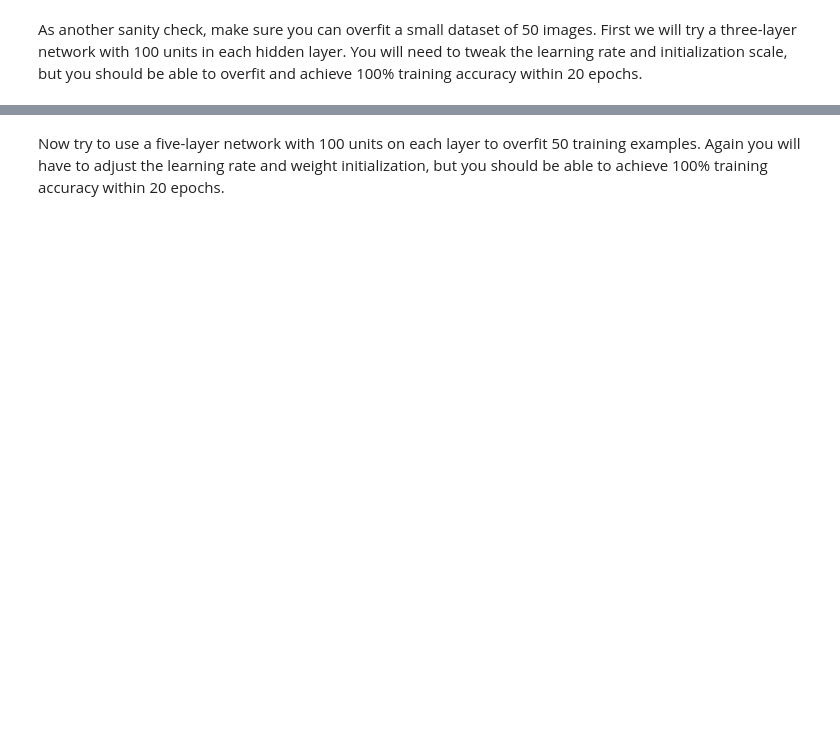
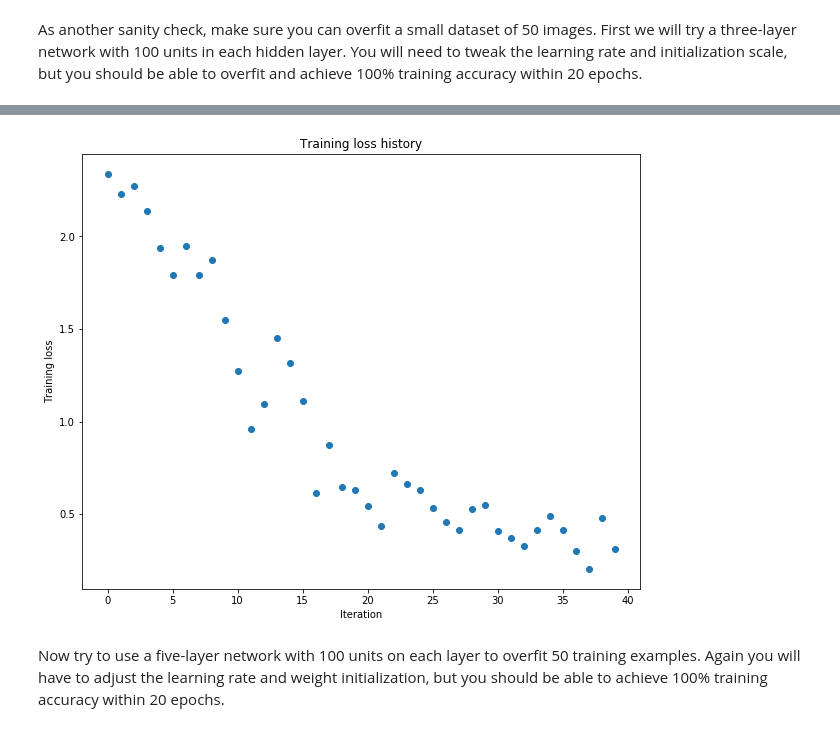
Before and after one commit to smartjinyu/CS231n_assignments, a Jupyter notebook: assignment2/FullyConnectedNets.ipynb, the cells around one changed output, grey strips where cells are left out. Drawn from its saved outputs; the diff is of its cells as text; code cells hidden in the pictures; blank space fills up the shorter version.

```diff
--- a/assignment2/FullyConnectedNets.ipynb
+++ b/assignment2/FullyConnectedNets.ipynb
@@ -427,9 +441,10 @@ small_data = {
 }
 
 weight_scale = 1e-2
-learning_rate = 1e-4
+learning_rate = 1.2e-2
 model = FullyConnectedNet([100, 100],
               weight_scale=weight_scale, dtype=np.float64)
+
 solver = Solver(model, small_data,
                 print_every=10, num_epochs=20, batch_size=25,
                 update_rule='sgd',
@@ -444,3 +459,4 @@ plt.title('Training loss history')
 plt.xlabel('Iteration')
 plt.ylabel('Training loss')
 plt.show()
+# %% [output]
@@ -447,3 +480,4 @@ plt.show()
+[figure, added]
 # %% [markdown]
 Now try to use a five-layer network with 100 units on each layer to overfit 50 training examples. Again you will have to adjust the learning rate and weight initialization, but you should be able to achieve 100% training accuracy within 20 epochs.
 # %%
```
Also changed, not shown: parts of 3 cells of this notebook.
